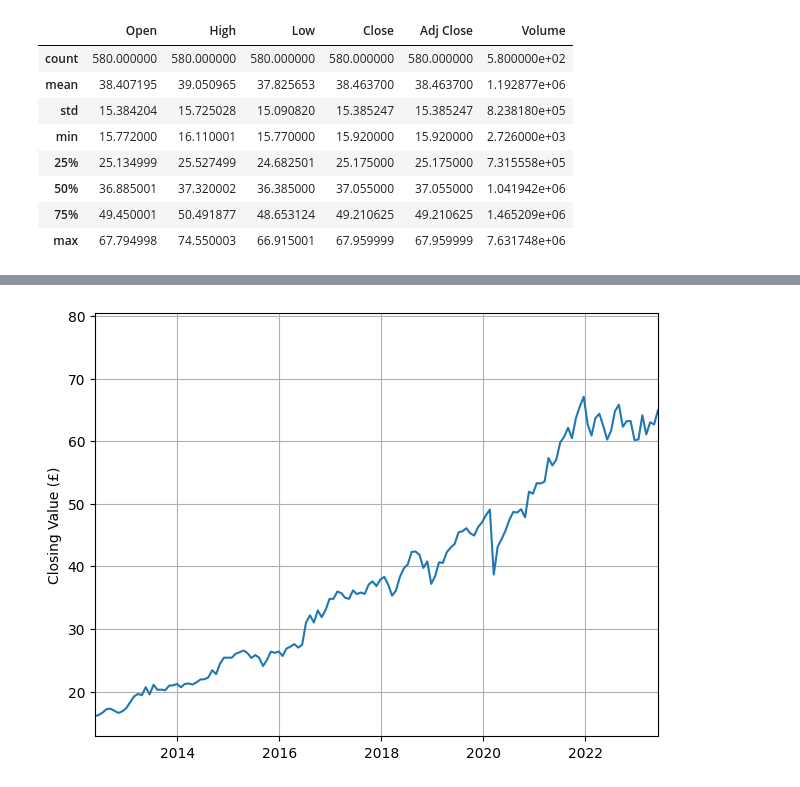
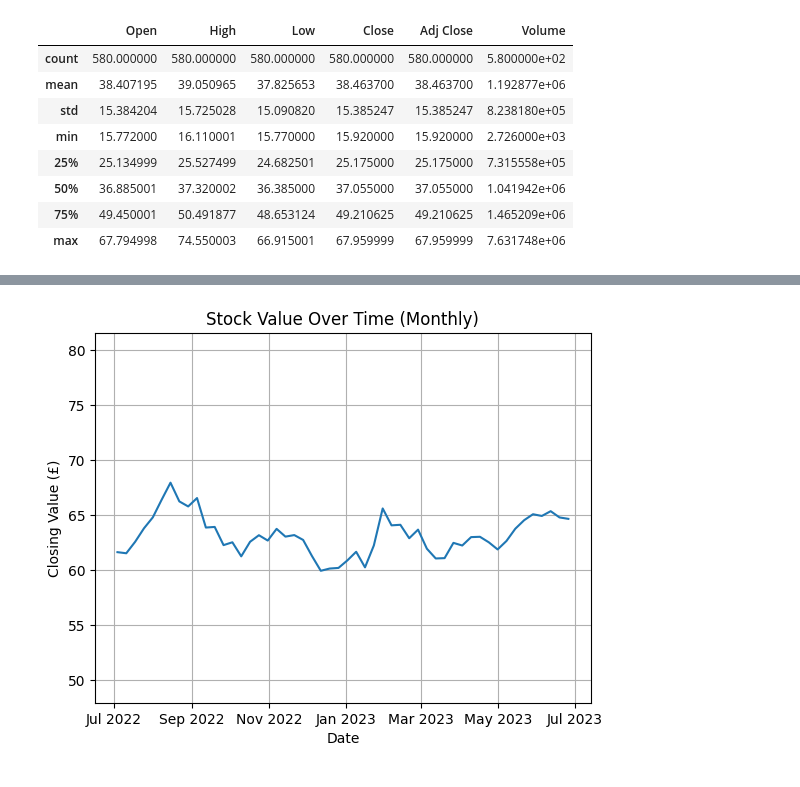
Before and after one commit to ydusf/VUSA-Market-Analysis, a Jupyter notebook: analysis/vusa_analysis.ipynb, the cells around one changed output, grey strips where cells are left out. Drawn from its saved outputs; the diff is of its cells as text; code cells hidden in the pictures.

Commit message:
plot of monthly and yearly stock value;

```diff
--- a/analysis/vusa_analysis.ipynb
+++ b/analysis/vusa_analysis.ipynb
@@ -47,22 +49,29 @@ vusa_history['Date'] = pd.to_datetime(vusa_history['Date'])
-# %%
-vusa_dates = vusa_history['Date']
-vusa_closing_values = vusa_history['Close']
-
-yearly_dates = vusa_dates.dt.year[::52]
-yearly_close = vusa_closing_values[::52]
-
-monthly_dates = vusa_dates[::4]
-monthly_close = vusa_closing_values[::4]
-
-X = monthly_dates
-Y = monthly_close
-
-plt.plot(X, Y)
-plt.ylabel("Closing Value (£)")
-plt.ylim(top=Y.max() * 1.2, bottom=Y.min() * 0.8)
-plt.xlim(X.min(), X.max())
-plt.grid()
-plt.tight_layout()
-plt.show()
-# %% [output]
-[figure, removed]
+# %%
+monthly_vusa_data = vusa_history.resample('M').mean()
+
+max_monthly_dates = monthly_vusa_data.index
+max_monthly_close = monthly_vusa_data['Close']
+
+prev_year_dates = vusa_history[-52:].index
+prev_year_close = vusa_history[-52:]['Close']
+
+prev_five_years_dates = max_monthly_dates[-60:]
+prev_five_years_close = max_monthly_close[-60:]
+
+def plot_stock_value(X, Y, date_locator=mdates.YearLocator(2), date_format=mdates.DateFormatter('%Y')):
+    fig, ax = plt.subplots()
+
+    ax.plot(X, Y)
+    ax.set_ylabel("Closing Value (£)")
+    ax.set_xlabel("Date")
+    ax.set_title("Stock Value Over Time (Monthly)")
+    ax.set_ylim(top=Y.max() * 1.2, bottom=Y.min() * 0.8)
+    ax.grid(True)
+
+    ax.xaxis.set_major_locator(date_locator)
+
+    ax.xaxis.set_major_formatter(date_format)
+
+plot_stock_value(prev_year_dates, prev_year_close, date_locator=mdates.MonthLocator(interval=2), date_format=mdates.DateFormatter('%b %Y'))
+# %% [output]
+[figure, added]
```
Also changed, not shown: parts of 5 cells of this notebook.
